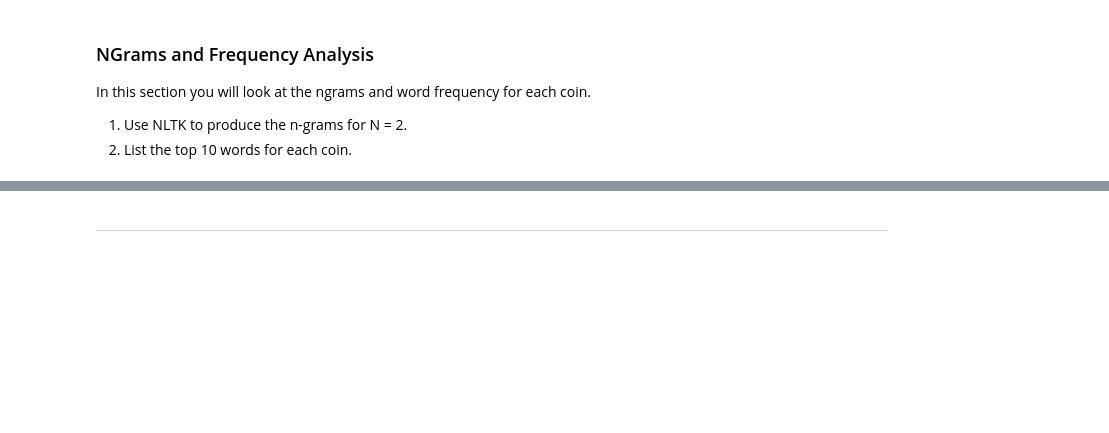
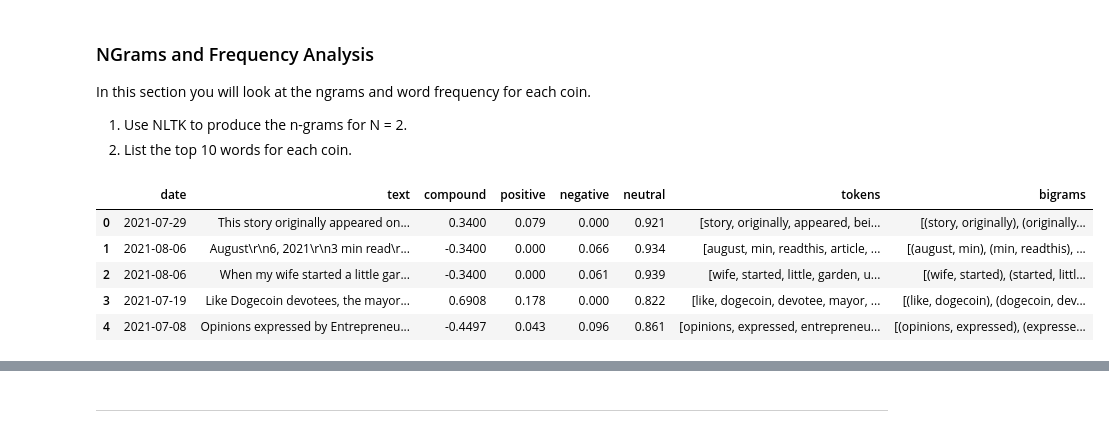
Before and after one commit to aylwarda/fintech-natural-language-processing, a Jupyter notebook: crypto_sentiment.ipynb, the cells around one changed output, grey strips where cells are left out. Saved outputs shown, nothing was run; the diff lists cells and outputs as text; code cells hidden in the pictures; blank space fills up the shorter version.

```diff
--- a/crypto_sentiment.ipynb
+++ b/crypto_sentiment.ipynb
@@ -253,5 +309,16 @@ from nltk import ngrams
 # %%
 # Generate the Bitcoin N-grams where N=2
-# YOUR CODE HERE!
+btc_bigrams, btc_tokens = process_tokens(bitcoin_df["tokens"])
+
+# Add the bitcoin bigrams to the DataFrame
+bitcoin_df["bigrams"] = btc_bigrams
+bitcoin_df.head()
+# %% [output]
+|  | date | text | compound | positive | negative | neutral | tokens | bigrams |
+| 0 | 2021-07-29 | This story originally appeared on... | 0.3400 | 0.079 | 0.000 | 0.921 | [story, originally, appeared, bei... | [(story, originally), (originally... |
+| 1 | 2021-08-06 | August\r\n6, 2021\r\n3 min read\r... | -0.3400 | 0.000 | 0.066 | 0.934 | [august, min, readthis, article, ... | [(august, min), (min, readthis), ... |
+| 2 | 2021-08-06 | When my wife started a little gar... | -0.3400 | 0.000 | 0.061 | 0.939 | [wife, started, little, garden, u... | [(wife, started), (started, littl... |
+| 3 | 2021-07-19 | Like Dogecoin devotees, the mayor... | 0.6908 | 0.178 | 0.000 | 0.822 | [like, dogecoin, devotee, mayor, ... | [(like, dogecoin), (dogecoin, dev... |
+| 4 | 2021-07-08 | Opinions expressed by Entrepreneu... | -0.4497 | 0.043 | 0.096 | 0.861 | [opinions, expressed, entrepreneu... | [(opinions, expressed), (expresse... |
 # %%
 # Generate the Ethereum N-grams where N=2
```
Also changed, not shown: parts of 32 cells of this notebook, 1 other file.
